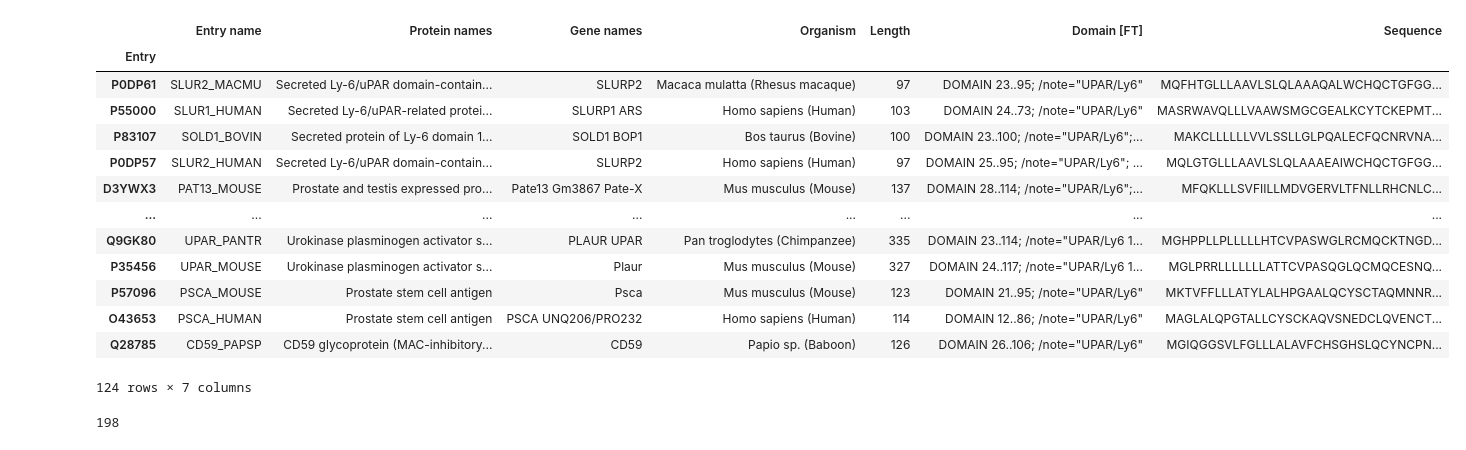
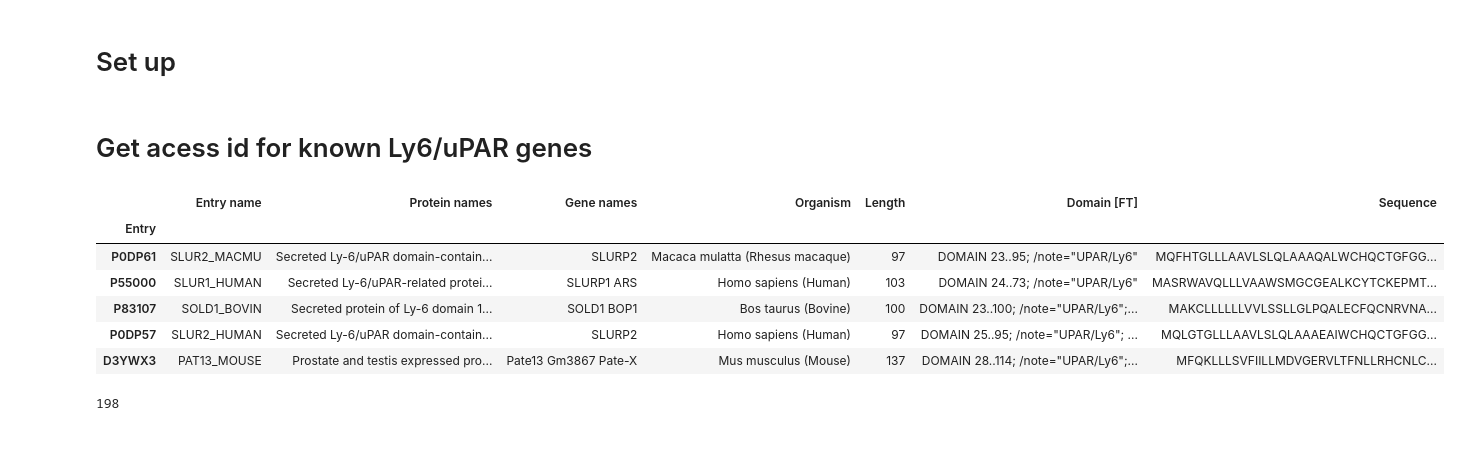
Before and after one commit to alex123012/Filogenetics, a Jupyter notebook: Analysis.ipynb, the cells around one changed output. Saved outputs shown, nothing was run; the diff lists cells and outputs as text; code cells hidden in the pictures.

```diff
--- a/Analysis.ipynb
+++ b/Analysis.ipynb
@@ -25,0 +1,2 @@ plt.style.use('seaborn-poster')
+# %% [markdown]
+# Set up
@@ -26,21 +18,16 @@ plt.style.use('seaborn-poster')
+# %% [markdown]
+# Get acess id for known Ly6/uPAR genes
 # %%
 uniprot = pd.read_csv('seqs/csv/uniprot-filtered-reviewed_yes.tab', sep='\t', index_col=0).drop_duplicates('Sequence')
 uniprot = uniprot[~uniprot['Domain [FT]'].isna()].copy()
 uniprot = uniprot[uniprot['Domain [FT]'].str.lower().str.contains('upar')].copy()
-uniprot
+uniprot.head()
 # %% [output]
 |  | Entry name | Protein names | Gene names | Organism | Length | Domain [FT] | Sequence |
 | Entry |  |  |  |  |  |  |  |
 | P0DP61 | SLUR2_MACMU | Secreted Ly-6/uPAR domain-contain... | SLURP2 | Macaca mulatta (Rhesus macaque) | 97 | DOMAIN 23..95; /note="UPAR/Ly6" | MQFHTGLLLAAVLSLQLAAAQALWCHQCTGFGG... |
 | P55000 | SLUR1_HUMAN | Secreted Ly-6/uPAR-related protei... | SLURP1 ARS | Homo sapiens (Human) | 103 | DOMAIN 24..73; /note="UPAR/Ly6" | MASRWAVQLLLVAAWSMGCGEALKCYTCKEPMT... |
 | P83107 | SOLD1_BOVIN | Secreted protein of Ly-6 domain 1... | SOLD1 BOP1 | Bos taurus (Bovine) | 100 | DOMAIN 23..100; /note="UPAR/Ly6";... | MAKCLLLLLLVVLSSLLGLPQALECFQCNRVNA... |
 | P0DP57 | SLUR2_HUMAN | Secreted Ly-6/uPAR domain-contain... | SLURP2 | Homo sapiens (Human) | 97 | DOMAIN 25..95; /note="UPAR/Ly6"; ... | MQLGTGLLLAAVLSLQLAAAEAIWCHQCTGFGG... |
 | D3YWX3 | PAT13_MOUSE | Prostate and testis expressed pro... | Pate13 Gm3867 Pate-X | Mus musculus (Mouse) | 137 | DOMAIN 28..114; /note="UPAR/Ly6";... | MFQKLLLSVFIILLMDVGERVLTFNLLRHCNLC... |
-| ... | ... | ... | ... | ... | ... | ... | ... |
-| Q9GK80 | UPAR_PANTR | Urokinase plasminogen activator s... | PLAUR UPAR | Pan troglodytes (Chimpanzee) | 335 | DOMAIN 23..114; /note="UPAR/Ly6 1... | MGHPPLLPLLLLLHTCVPASWGLRCMQCKTNGD... |
-| P35456 | UPAR_MOUSE | Urokinase plasminogen activator s... | Plaur | Mus musculus (Mouse) | 327 | DOMAIN 24..117; /note="UPAR/Ly6 1... | MGLPRRLLLLLLLATTCVPASQGLQCMQCESNQ... |
-| P57096 | PSCA_MOUSE | Prostate stem cell antigen | Psca | Mus musculus (Mouse) | 123 | DOMAIN 21..95; /note="UPAR/Ly6" | MKTVFFLLLATYLALHPGAALQCYSCTAQMNNR... |
-| O43653 | PSCA_HUMAN | Prostate stem cell antigen | PSCA UNQ206/PRO232 | Homo sapiens (Human) | 114 | DOMAIN 12..86; /note="UPAR/Ly6" | MAGLALQPGTALLCYSCKAQVSNEDCLQVENCT... |
-| Q28785 | CD59_PAPSP | CD59 glycoprotein (MAC-inhibitory... | CD59 | Papio sp. (Baboon) | 126 | DOMAIN 26..106; /note="UPAR/Ly6" | MGIQGGSVLFGLLLALAVFCHSGHSLQCYNCPN... |
-124 rows × 7 columns
 # %%
```
Also changed, not shown: parts of 36 cells of this notebook, 17 other files.
